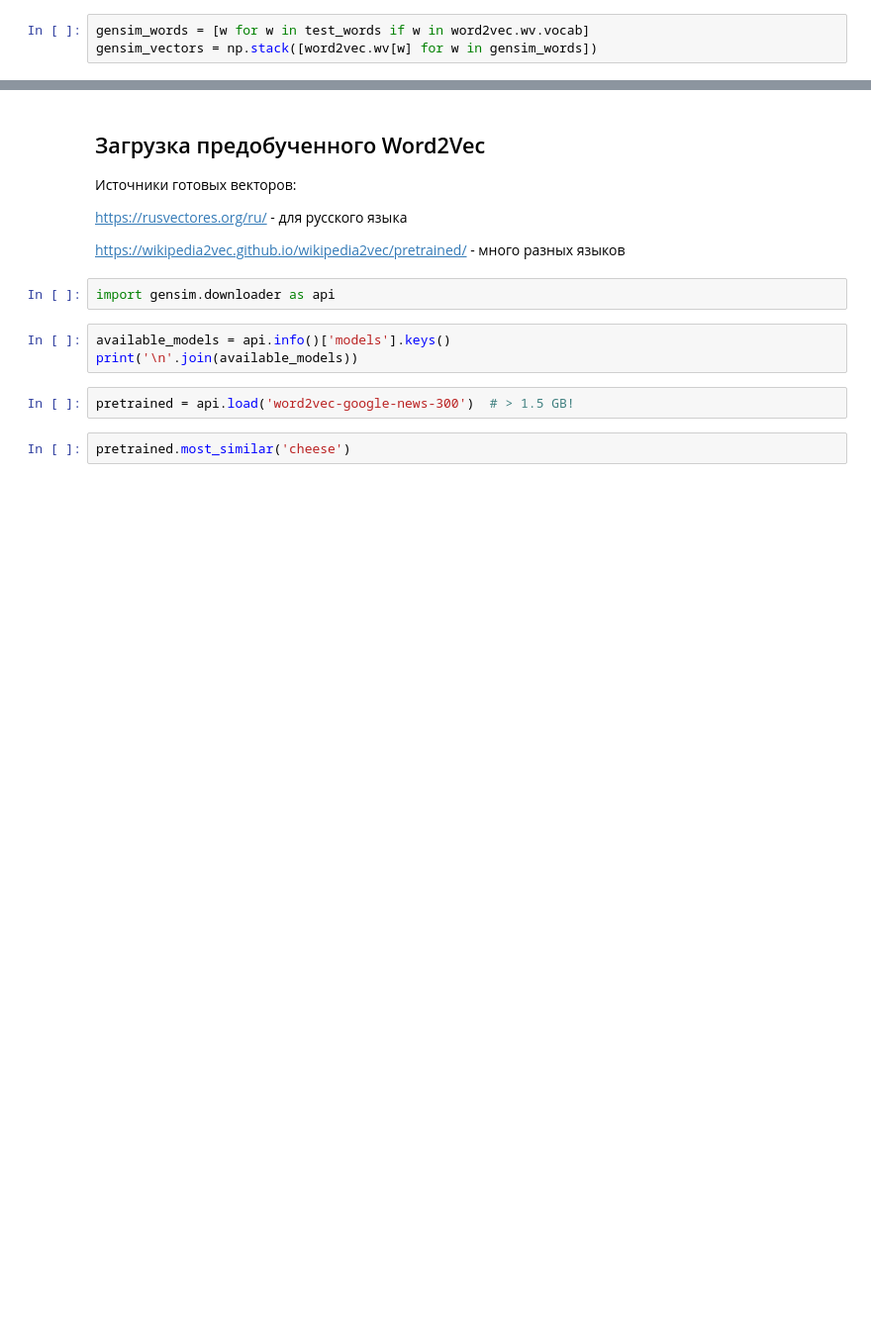
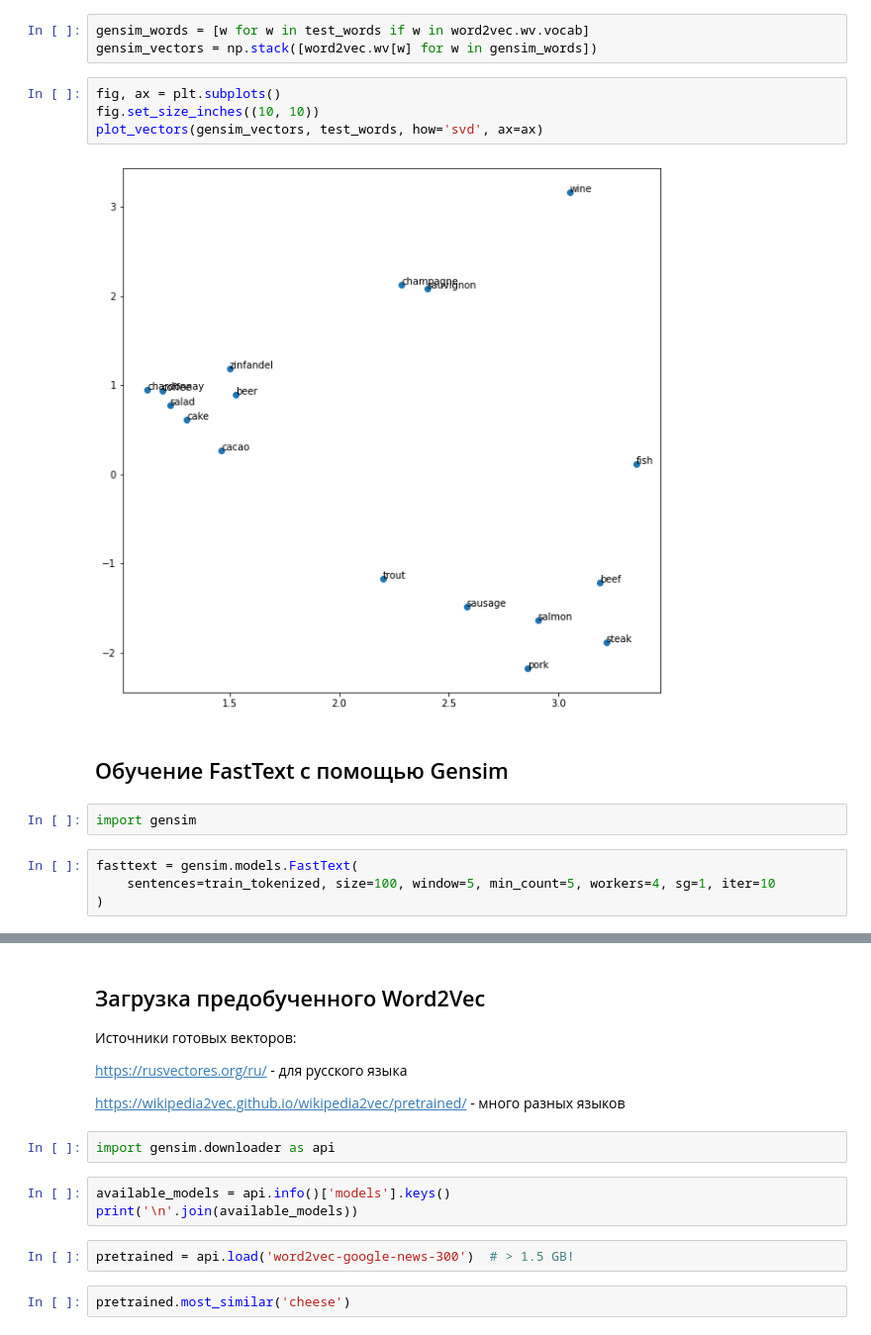
Before and after one commit to arturburiev/stepik-dl-nlp, a Jupyter notebook: task2_word_embeddings.ipynb, the cells around one changed output, grey strips where cells are left out. Shown: that part at 99% size. Drawn from its saved outputs; the diff is of its cells as text; blank space fills up the shorter version.

```diff
--- a/task2_word_embeddings.ipynb
+++ b/task2_word_embeddings.ipynb
@@ -424,3 +464,17 @@ word2vec.wv.most_similar('chicken')
 # %%
 gensim_words = [w for w in test_words if w in word2vec.wv.vocab]
 gensim_vectors = np.stack([word2vec.wv[w] for w in gensim_words])
+# %%
+fig, ax = plt.subplots()
+fig.set_size_inches((10, 10))
+plot_vectors(gensim_vectors, test_words, how='svd', ax=ax)
+# %% [output]
+[figure, added]
+# %% [markdown]
+## Обучение FastText с помощью Gensim
+# %%
+import gensim
+# %%
+fasttext = gensim.models.FastText(
+    sentences=train_tokenized, size=100, window=5, min_count=5, workers=4, sg=1, iter=10
+)
```
Also changed, not shown: parts of 26 cells of this notebook, 2 other files.
